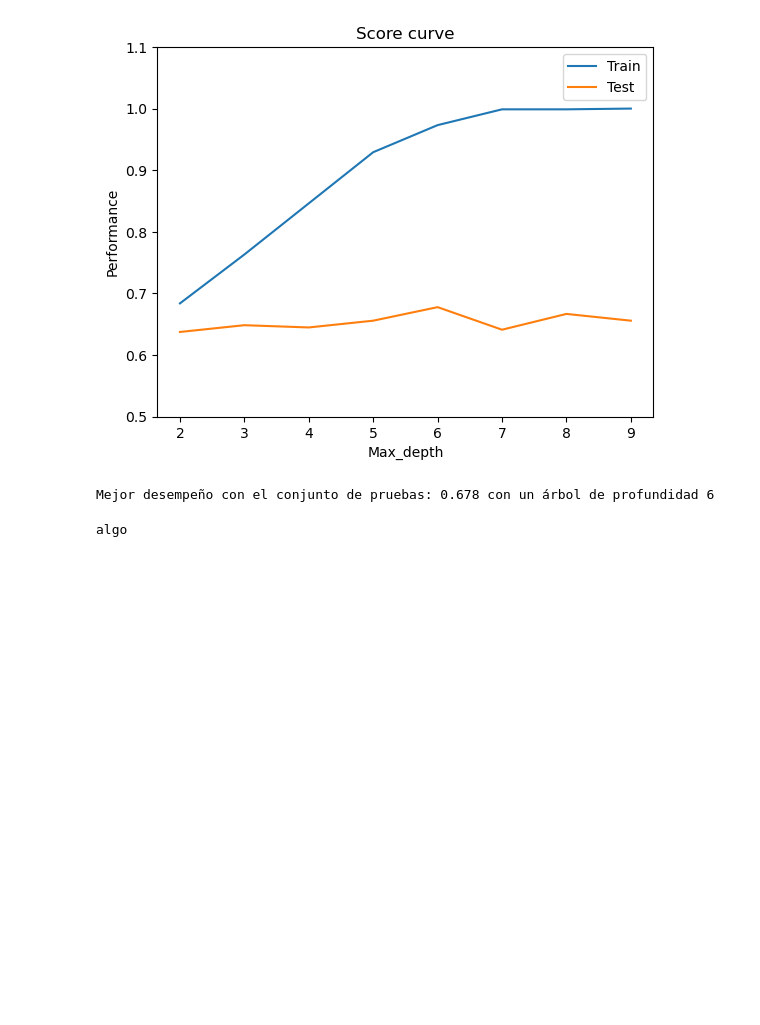
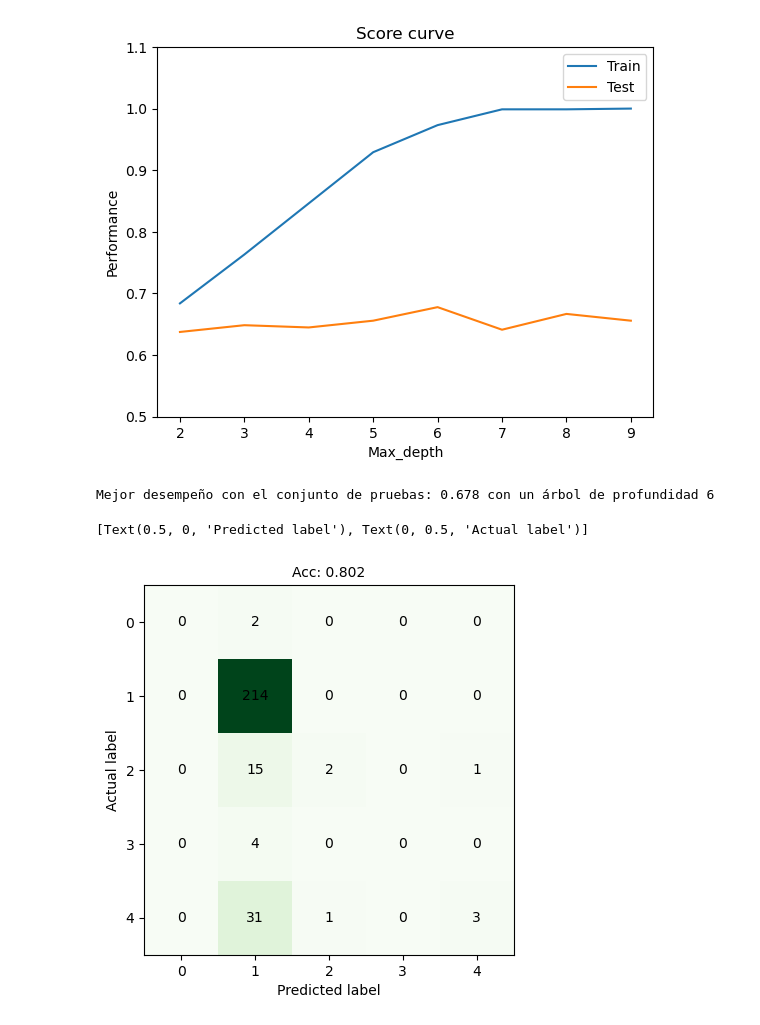
Before and after one commit to Allocco14/BreastCancerIIA, a Jupyter notebook: Breast_cancer.ipynb, the cells around one changed output. Cells and saved outputs as stored; diff of their text form; code cells hidden in the pictures; blank space fills up the shorter version.

```diff
--- a/Breast_cancer.ipynb
+++ b/Breast_cancer.ipynb
@@ -351,7 +350,7 @@ for i in range(2,10):
     # print(clf.feature_importances_)
     cm = metrics.confusion_matrix(test_dataset['overall_survival'], predictions)
 
-    axs[int((i-2)/4), (i-2)%4].imshow(cm, cmap="PiYG")
+    axs[int((i-2)/4), (i-2)%4].imshow(cm, cmap="Greens")
     axs[int((i-2)/4), (i-2)%4].set_title('Max_depth = {0}\nAcc: {1}'.format(i ,round(score_test[i-2] ,3)), fontsize = 10)
     axs[int((i-2)/4), (i-2)%4].set_xticks([0,1])
     axs[int((i-2)/4), (i-2)%4].set_yticks([0,1])
@@ -383,7 +382,3 @@ print("Mejor desempeño con el conjunto de pruebas: {0} con un árbol de profund
 # %% [output]
 [figure]
 Mejor desempeño con el conjunto de pruebas: 0.678 con un árbol de profundidad 6
-# %%
-print("algo")
-# %% [output]
-algo
@@ -389,0 +387,18 @@ algo
+# %%
+MLP_set = df.dropna(subset=['cancer_type_detailed'])
+clf = MLPClassifier(random_state=1, max_iter=300, early_stopping=True, validation_fraction=0.2).fit(MLP_set.loc[:,'brca1':'ugt2b7'], MLP_set['cancer_type_detailed'])
+# %%
+clf.predict_proba(x_test)
+predictions = clf.predict(x_test)
+cm = metrics.confusion_matrix(test_dataset['cancer_type_detailed'], predictions)
+
+f, ax = plt.subplots(1)
+ax.imshow(cm, cmap="Greens")
+ax.set_title('Acc: {0}'.format(round(clf.score(x_test, test_dataset['cancer_type_detailed']),3)), fontsize = 10)
+for k in range(len(cm)):
+    for j in range(len(cm)):
+        text = ax.text(j, k, cm[k, j], ha="center", va="center", color="black")
+ax.set(xlabel='Predicted label', ylabel='Actual label')
+# %% [output]
+[Text(0.5, 0, 'Predicted label'), Text(0, 0.5, 'Actual label')]
+[figure, added]
```
Also changed, not shown: parts of 9 cells of this notebook.
